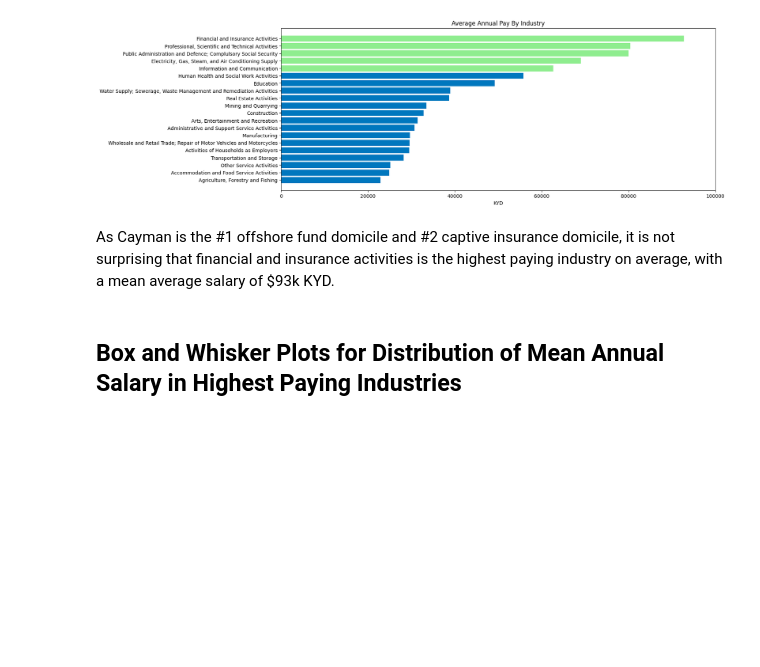
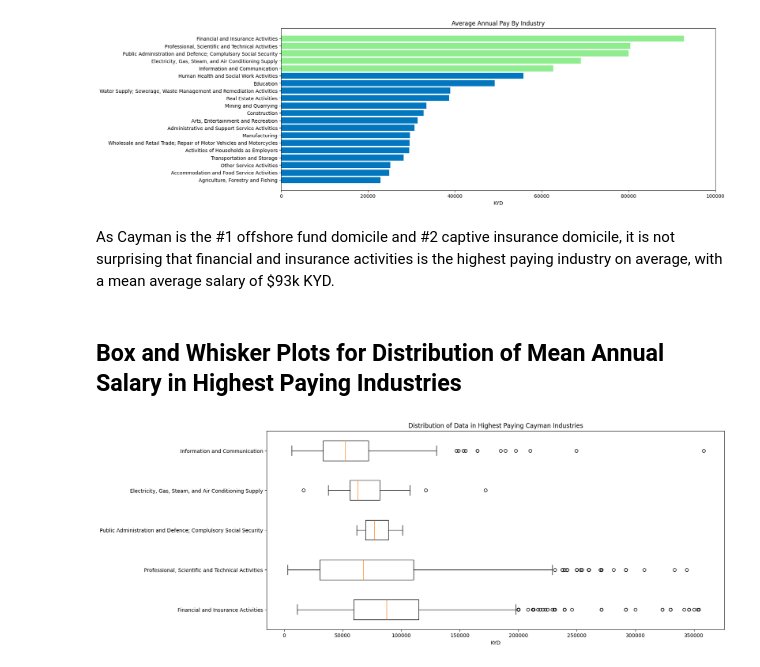
Before and after one commit to everupward248/worc_api, a Jupyter notebook: src/helper_modules/data_analysis.ipynb, the cells around one changed output. Cells and saved outputs as stored; diff of their text form; code cells hidden in the pictures; blank space fills up the shorter version.

```diff
--- a/src/helper_modules/data_analysis.ipynb
+++ b/src/helper_modules/data_analysis.ipynb
@@ -230,7 +230,38 @@ As Cayman is the #1 offshore fund domicile and #2 captive insurance domicile, it
 # %%
 data = api_call("http://127.0.0.1:8000/jobs")
 master_df = pd.DataFrame(data)
 
+# define function for parsing the industry names to avoid hardcoded lengthy strings
+def industry_parser(df: pd.DataFrame, industry_name: str) -> str:
+        industry_str = df.loc[df["industry"].str.startswith(industry_name), "industry"].iloc[0]
+        return industry_str
+
+
 # Seperate the data set based on industry to create 5 dataframes for each of the highest paying industry
-fi_df = master_df[master_df["industry"]=="Financial and Insurance Activities"]
-pst_df = master_df[master_df["industry"]=="Professional, Scientific and Technical Activities"]
+fi_str = industry_parser(master_df, "Financial")
+fi_df = master_df[master_df["industry"]==fi_str]
+
+pst_str = industry_parser(master_df, "Professional")
+pst_df = master_df[master_df["industry"]==pst_str]
+
+pad_str = industry_parser(master_df, "Public")
+pad_df = master_df[master_df["industry"]==pad_str]
+
+egs_str = industry_parser(master_df, "Electricity")
+egs_df = master_df[master_df["industry"] == egs_str]
+
+ic_str = industry_parser(master_df, "Information")
+ic_df = master_df[master_df["industry"]==ic_str]
+
+# create the box plot visualizations for the highest paying industries
+plt.figure(figsize=(16, 7))
+# labels = [fi_str, pst_str, pad_str, egs_str, ic_str]
+data = [fi_df["mean_annual_salary"], pst_df["mean_annual_salary"], pad_df["mean_annual_salary"], egs_df["mean_annual_salary"], ic_df["mean_annual_salary"]]
+box_labels = [fi_str, pst_str, pad_str, egs_str, ic_str]
+
+plt.boxplot(data, vert=False, tick_labels=box_labels)
+plt.title("Distribution of Data in Highest Paying Cayman Industries")
+plt.xlabel("KYD")
+plt.show()
+# %% [output]
+[figure, added]
```
Also changed, not shown: parts of 2 cells of this notebook, 3 other files.
